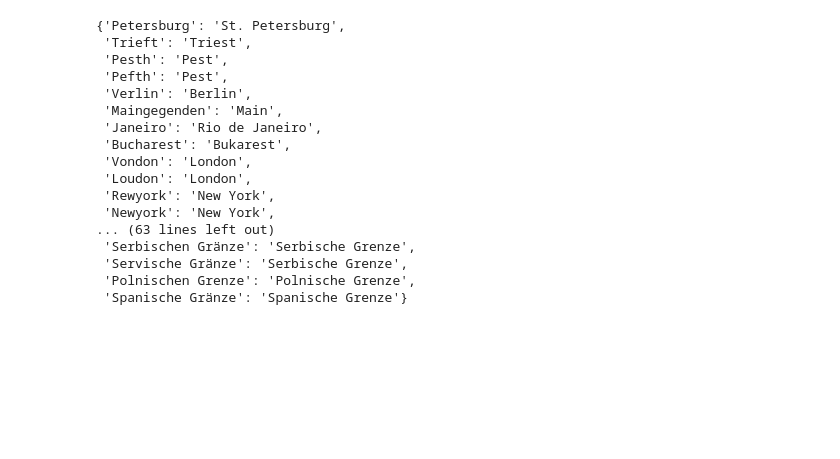
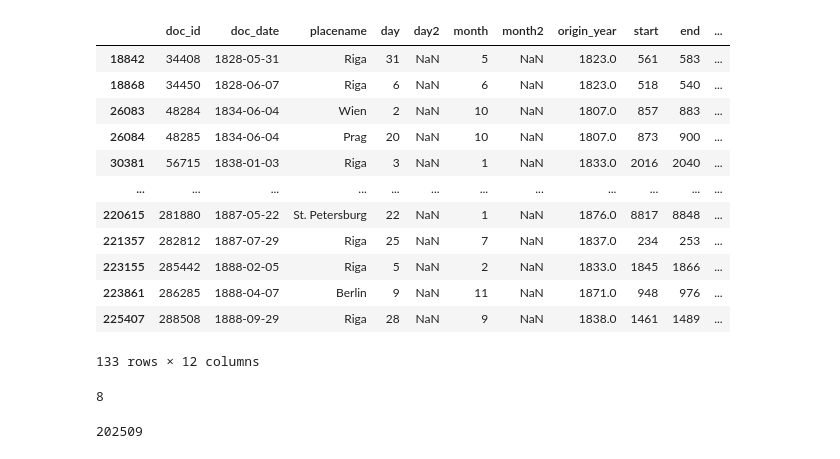
Before and after one commit to krkryger/rigasche-zeitung, a Jupyter notebook: notebooks/scrap.ipynb, the cells around one changed output. Cells and saved outputs as stored; diff of their text form; code cells hidden in the pictures; blank space fills up the shorter version.

```diff
--- a/notebooks/scrap.ipynb
+++ b/notebooks/scrap.ipynb
@@ -439,4 +106,0 @@ df = pd.read_csv('../data/processed_data.tsv', sep='\t', encoding='utf8').conver
-# %%
-df.doc_date = pd.to_datetime(df.doc_date, format='%Y-%m-%d', errors='coerce')
-df.origin_date = pd.to_datetime(df.origin_date, format='%Y-%m-%d', errors='coerce')
-df = df.loc[(df.delta > 0) & (df.delta < 120)]
@@ -732,6 +106,0 @@ with open('placename_replacement_dict.json', 'r', encoding='utf8') as f:
-# %%
-df = pd.read_csv('processed_data.tsv', sep='\t', encoding='utf8').convert_dtypes()
-# %%
-df['doc_date'] = pd.to_datetime(df['doc_date'])
-# %%
-df['origin_date'] = pd.to_datetime(df['origin_date'])
@@ -757,20 +107,16 @@ df[df.placename == 'Paris']
-# %%
-placename_replacement_dict
-# %% [output]
-{'Petersburg': 'St. Petersburg',
- 'Trieft': 'Triest',
- 'Pesth': 'Pest',
- 'Pefth': 'Pest',
- 'Verlin': 'Berlin',
- 'Maingegenden': 'Main',
- 'Janeiro': 'Rio de Janeiro',
- 'Bucharest': 'Bukarest',
- 'Vondon': 'London',
- 'Loudon': 'London',
- 'Rewyork': 'New York',
- 'Newyork': 'New York',
-... (63 lines left out)
- 'Serbischen Gränze': 'Serbische Grenze',
- 'Servische Gränze': 'Serbische Grenze',
- 'Polnischen Grenze': 'Polnische Grenze',
- 'Spanische Gränze': 'Spanische Grenze'}
+# %%
+df[df.delta > 1000]
+# %% [output]
+|  | doc_id | doc_date | placename | day | day2 | month | month2 | origin_year | start | end | ... |
+| 18842 | 34408 | 1828-05-31 | Riga | 31 | NaN | 5 | NaN | 1823.0 | 561 | 583 | ... |
+| 18868 | 34450 | 1828-06-07 | Riga | 6 | NaN | 6 | NaN | 1823.0 | 518 | 540 | ... |
+| 26083 | 48284 | 1834-06-04 | Wien | 2 | NaN | 10 | NaN | 1807.0 | 857 | 883 | ... |
+| 26084 | 48285 | 1834-06-04 | Prag | 20 | NaN | 10 | NaN | 1807.0 | 873 | 900 | ... |
+| 30381 | 56715 | 1838-01-03 | Riga | 3 | NaN | 1 | NaN | 1833.0 | 2016 | 2040 | ... |
+| ... | ... | ... | ... | ... | ... | ... | ... | ... | ... | ... | ... |
+| 220615 | 281880 | 1887-05-22 | St. Petersburg | 22 | NaN | 1 | NaN | 1876.0 | 8817 | 8848 | ... |
+| 221357 | 282812 | 1887-07-29 | Riga | 25 | NaN | 7 | NaN | 1837.0 | 234 | 253 | ... |
+| 223155 | 285442 | 1888-02-05 | Riga | 5 | NaN | 2 | NaN | 1833.0 | 1845 | 1866 | ... |
+| 223861 | 286285 | 1888-04-07 | Berlin | 9 | NaN | 11 | NaN | 1871.0 | 948 | 976 | ... |
+| 225407 | 288508 | 1888-09-29 | Riga | 28 | NaN | 9 | NaN | 1838.0 | 1461 | 1489 | ... |
+133 rows × 12 columns
@@ -776,0 +125,8 @@ placename_replacement_dict
+# %%
+f.write('1st line')
+# %% [output]
+8
+# %%
+len(df.loc[(df.delta > 0) & (df.delta < 350)])
+# %% [output]
+202509
```
Also changed, not shown: parts of 83 cells of this notebook, 4 other files.
